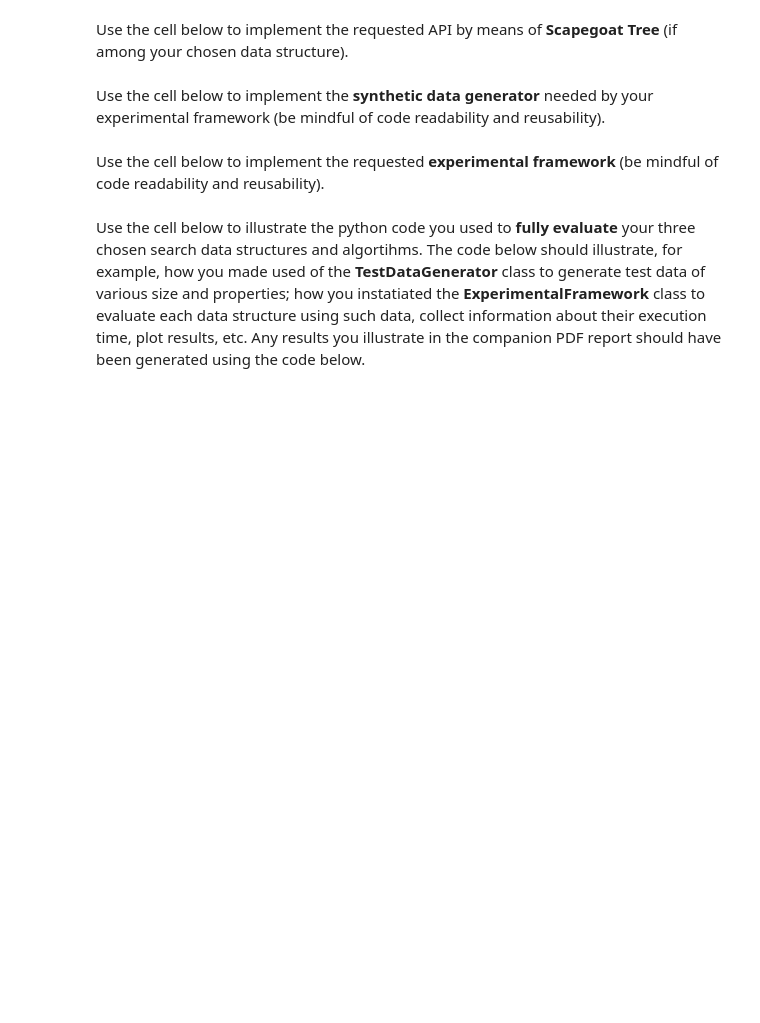
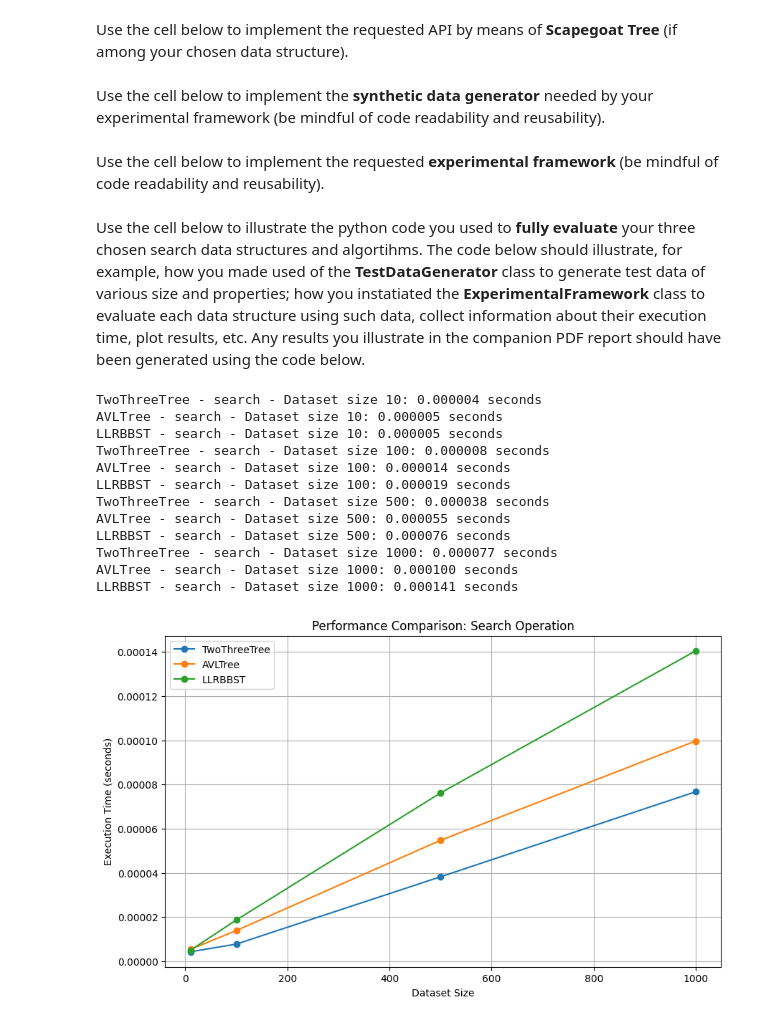
Before and after one commit to Fateh-Aletomeh/Algorithms-Coursework, a Jupyter notebook: grp-017-0005code.ipynb, the cells around one changed output. Cells and saved outputs as stored; diff of their text form; code cells hidden in the pictures; blank space fills up the shorter version.

```diff
--- a/grp-017-0005code.ipynb
+++ b/grp-017-0005code.ipynb
@@ -438,7 +429,7 @@ class TestDataGenerator():
         testData = []
         for i in range(numOfElements):
             length = random.randint(minLength, maxLength)
-            testData.append(self.generateString(length))
+            testData.append(self.generate_string(length))
         return testData
 
     # Generate a list of sorted random strings.
@@ -504,9 +495,10 @@ class ExperimentalFramework():
         return time
 
     def evaluateExperiment(self, dataStructures, dataSetSizes, operation):
+            generator = TestDataGenerator()
             results = {ds.__class__.__name__: [] for ds in dataStructures}
             for size in dataSetSizes:
-                testData = TestDataGenerator.generateData(size)
+                testData = generator.generate_data(size)
                 for ds in dataStructures:
                     time = self.runExperiment(ds, testData, operation)
                     results[ds.__class__.__name__].append(time)
@@ -530,0 +521,29 @@ Use the cell below to illustrate the python code you used to **fully evaluate**
+# %%
+# ADD YOUR TEST CODE HERE
+
+generator = TestDataGenerator()
+framework = ExperimentalFramework()
+
+TwoThree = TwoThreeTree()
+AVL = AVLTree()
+LLRB = LLRBBST()
+
+data_structures = [TwoThree, AVL, LLRB]
+
+sizes = [10, 100, 500, 1000]
+results = framework.evaluateExperiment(data_structures, sizes, operation="search")
+framework.plotGraph(results, sizes, operation="search")
+# %% [output]
+TwoThreeTree - search - Dataset size 10: 0.000004 seconds
+AVLTree - search - Dataset size 10: 0.000005 seconds
+LLRBBST - search - Dataset size 10: 0.000005 seconds
+TwoThreeTree - search - Dataset size 100: 0.000008 seconds
+AVLTree - search - Dataset size 100: 0.000014 seconds
+LLRBBST - search - Dataset size 100: 0.000019 seconds
+TwoThreeTree - search - Dataset size 500: 0.000038 seconds
+AVLTree - search - Dataset size 500: 0.000055 seconds
+LLRBBST - search - Dataset size 500: 0.000076 seconds
+TwoThreeTree - search - Dataset size 1000: 0.000077 seconds
+AVLTree - search - Dataset size 1000: 0.000100 seconds
+LLRBBST - search - Dataset size 1000: 0.000141 seconds
+[figure, added]
```
Also changed, not shown: parts of 2 cells of this notebook.
